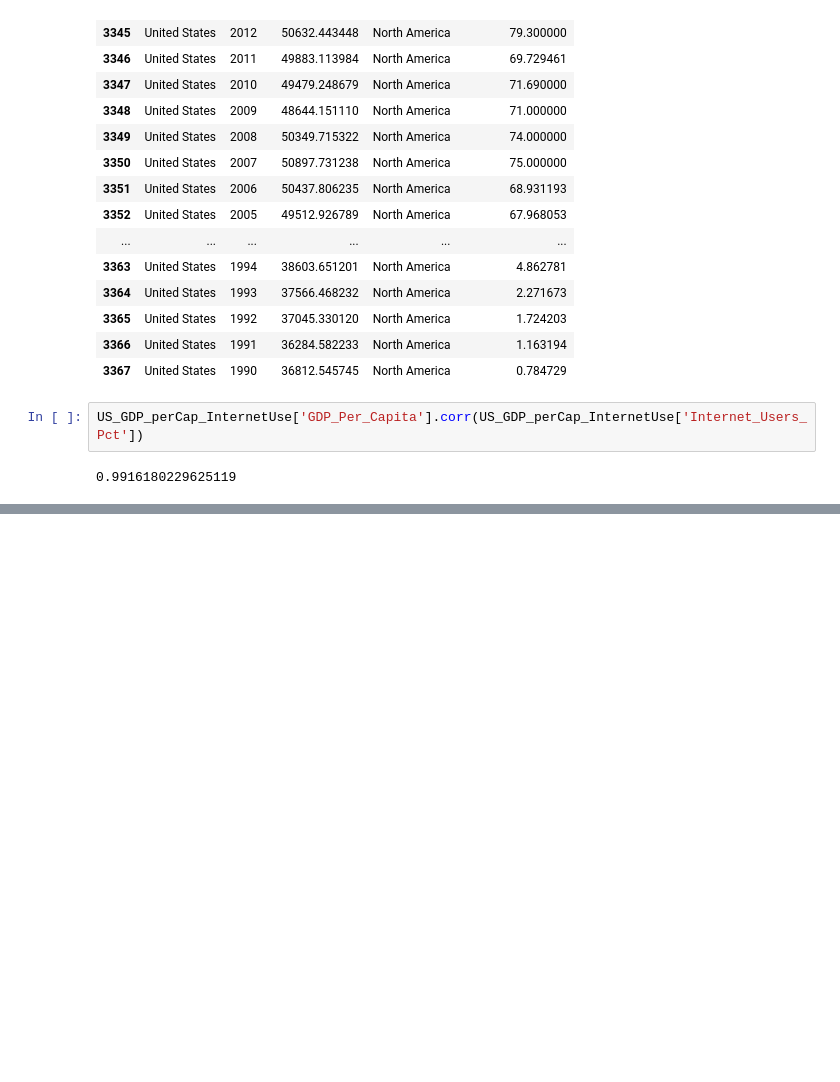
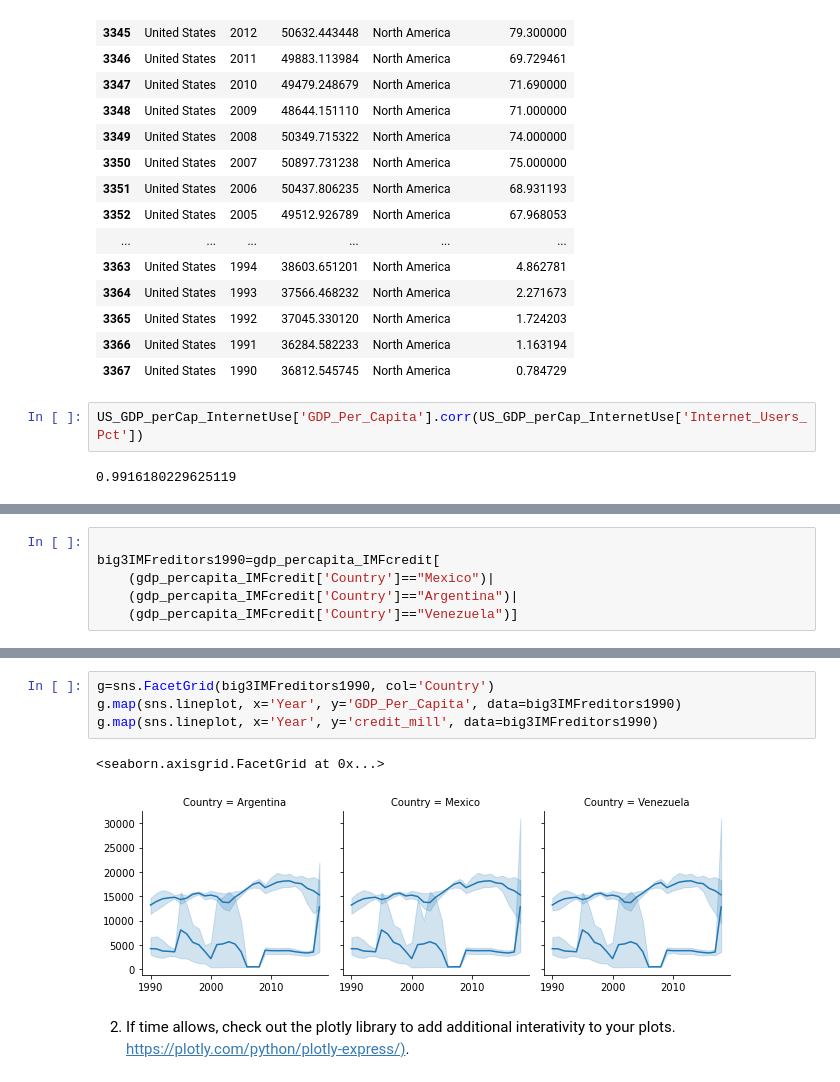
Before and after one commit to nss-data-science-cohort-4/dq1-undata-knturi, a Jupyter notebook: notebooks/UN_Data_Exploration.ipynb, the cells around one changed output, grey strips where cells are left out. Saved outputs shown, nothing was run; the diff lists cells and outputs as text; blank space fills up the shorter version.

```diff
--- a/notebooks/UN_Data_Exploration.ipynb
+++ b/notebooks/UN_Data_Exploration.ipynb
@@ -524,0 +611,6 @@ This is totally expected result as both internet use and percapita income increa
+# %%
+
+big3IMFreditors1990=gdp_percapita_IMFcredit[
+    (gdp_percapita_IMFcredit['Country']=="Mexico")|
+    (gdp_percapita_IMFcredit['Country']=="Argentina")|
+    (gdp_percapita_IMFcredit['Country']=="Venezuela")]
@@ -524,0 +636,9 @@ This is totally expected result as both internet use and percapita income increa
+# %%
+g=sns.FacetGrid(big3IMFreditors1990, col='Country')
+g.map(sns.lineplot, x='Year', y='GDP_Per_Capita', data=big3IMFreditors1990)
+g.map(sns.lineplot, x='Year', y='credit_mill', data=big3IMFreditors1990)
+# %% [output]
+<seaborn.axisgrid.FacetGrid at 0x...>
+[figure, added]
+# %% [markdown]
+2.    If time allows, check out the plotly library to add additional interativity to your plots. [https://plotly.com/python/plotly-express/)](https://plotly.com/python/plotly-express/).
```
Also changed, not shown: parts of 60 cells of this notebook.
